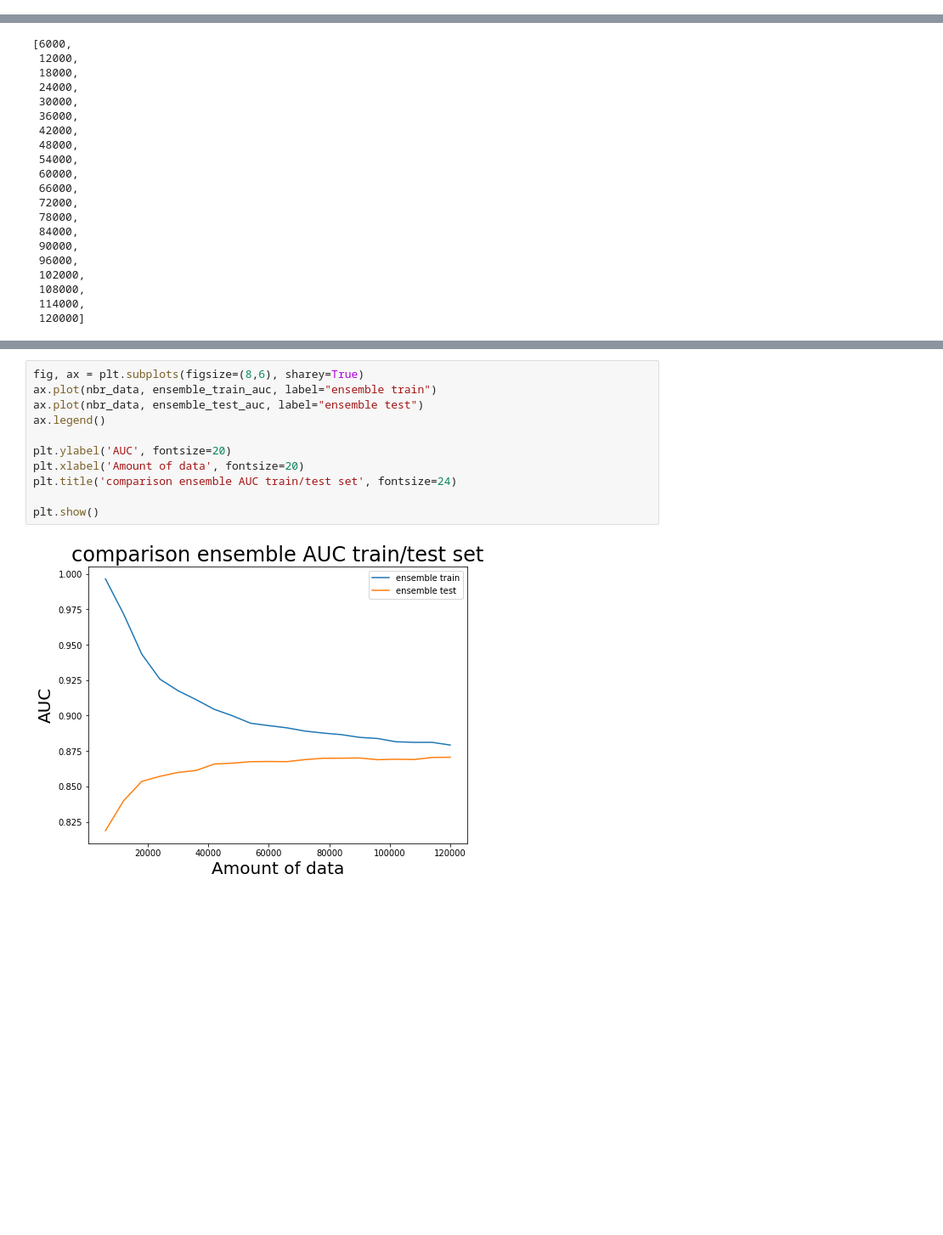
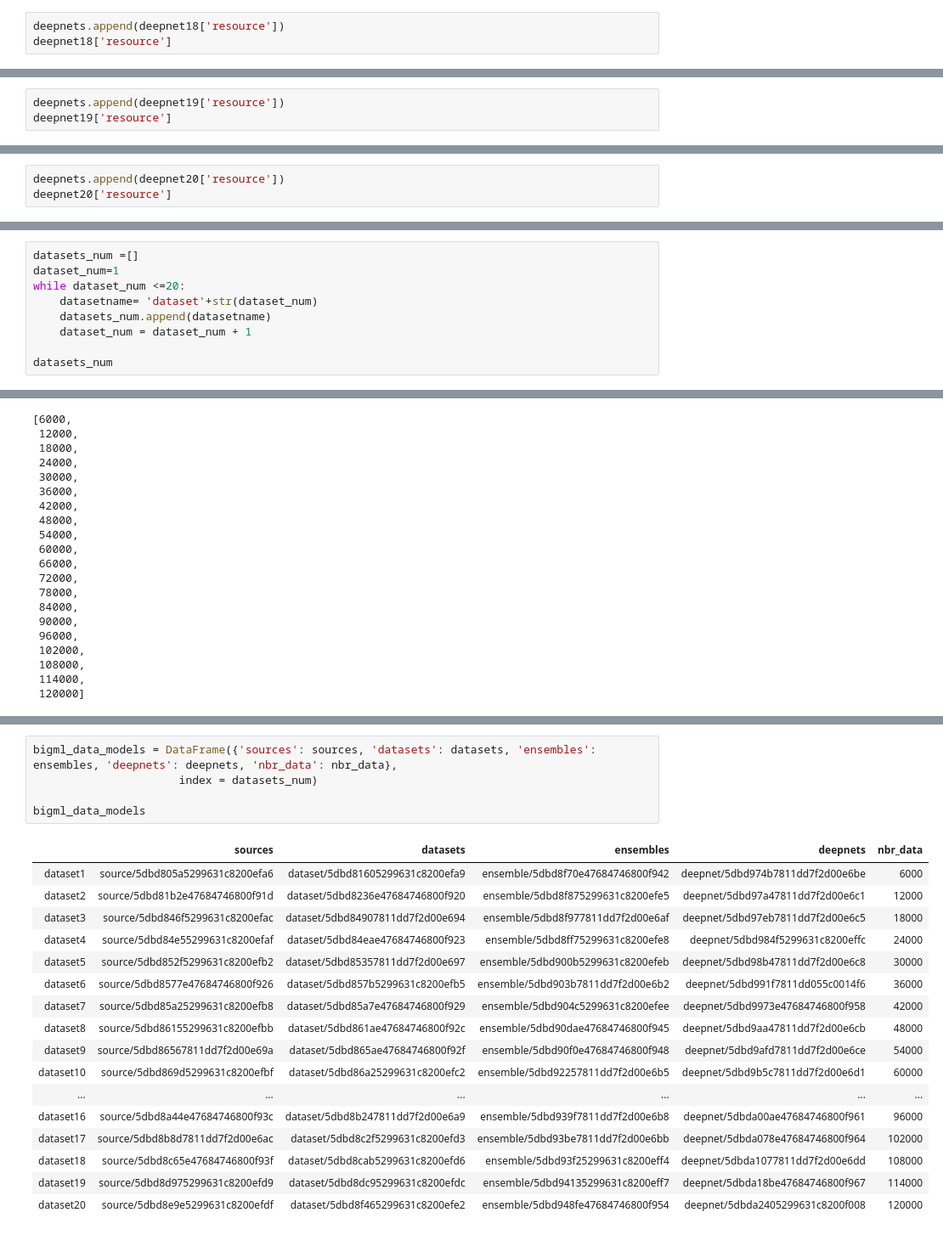
Before and after one commit to Simplon-IA-Bdx-1/give-me-some-credit-Malaika-p, a Jupyter notebook: ensemble_deepnet_comparison.ipynb, the cells around one changed output, grey strips where cells are left out. Shown: that part at 85% size. Cells and saved outputs as stored; diff of their text form; blank space fills up the shorter version.

Commit message:
separate model training, evaluation and visualization

```diff
--- a/ensemble_deepnet_comparison.ipynb
+++ b/ensemble_deepnet_comparison.ipynb
@@ -602,3 +1018,6 @@ deepnet18 = api.create_deepnet(dataset18)
 api.ok(deepnet18)
 # %% [output]
 True
+# %%
+deepnets.append(deepnet18['resource'])
+deepnet18['resource']
@@ -609,3 +1030,6 @@ deepnet19 = api.create_deepnet(dataset19)
 api.ok(deepnet19)
 # %% [output]
 True
+# %%
+deepnets.append(deepnet19['resource'])
+deepnet19['resource']
@@ -1485,0 +1045,3 @@ we create a empthy list bbr-data
+# %%
+deepnets.append(deepnet20['resource'])
+deepnet20['resource']
@@ -1485,0 +1054,9 @@ we create a empthy list bbr-data
+# %%
+datasets_num =[]
+dataset_num=1
+while dataset_num <=20:
+    datasetname= 'dataset'+str(dataset_num)
+    datasets_num.append(datasetname)
+    dataset_num = dataset_num + 1
+
+datasets_num
@@ -1575,13 +1115,23 @@ plt.show()
-# %%
-fig, ax = plt.subplots(figsize=(8,6), sharey=True)
-ax.plot(nbr_data, ensemble_train_auc, label="ensemble train")
-ax.plot(nbr_data, ensemble_test_auc, label="ensemble test")
-ax.legend()
-
-plt.ylabel('AUC', fontsize=20)
-plt.xlabel('Amount of data', fontsize=20)
-plt.title('comparison ensemble AUC train/test set', fontsize=24)
-
-plt.show()
-# %% [output]
-[figure, removed]
+# %%
+bigml_data_models = DataFrame({'sources': sources, 'datasets': datasets, 'ensembles': ensembles, 'deepnets': deepnets, 'nbr_data': nbr_data},
+                      index = datasets_num)
+
+bigml_data_models
+# %% [output]
+|  | sources | datasets | ensembles | deepnets | nbr_data |
+| dataset1 | source/5dbd805a5299631c8200efa6 | dataset/5dbd81605299631c8200efa9 | ensemble/5dbd8f70e47684746800f942 | deepnet/5dbd974b7811dd7f2d00e6be | 6000 |
+| dataset2 | source/5dbd81b2e47684746800f91d | dataset/5dbd8236e47684746800f920 | ensemble/5dbd8f875299631c8200efe5 | deepnet/5dbd97a47811dd7f2d00e6c1 | 12000 |
+| dataset3 | source/5dbd846f5299631c8200efac | dataset/5dbd84907811dd7f2d00e694 | ensemble/5dbd8f977811dd7f2d00e6af | deepnet/5dbd97eb7811dd7f2d00e6c5 | 18000 |
+| dataset4 | source/5dbd84e55299631c8200efaf | dataset/5dbd84eae47684746800f923 | ensemble/5dbd8ff75299631c8200efe8 | deepnet/5dbd984f5299631c8200effc | 24000 |
+| dataset5 | source/5dbd852f5299631c8200efb2 | dataset/5dbd85357811dd7f2d00e697 | ensemble/5dbd900b5299631c8200efeb | deepnet/5dbd98b47811dd7f2d00e6c8 | 30000 |
+| dataset6 | source/5dbd8577e47684746800f926 | dataset/5dbd857b5299631c8200efb5 | ensemble/5dbd903b7811dd7f2d00e6b2 | deepnet/5dbd991f7811dd055c0014f6 | 36000 |
+| dataset7 | source/5dbd85a25299631c8200efb8 | dataset/5dbd85a7e47684746800f929 | ensemble/5dbd904c5299631c8200efee | deepnet/5dbd9973e47684746800f958 | 42000 |
+| dataset8 | source/5dbd86155299631c8200efbb | dataset/5dbd861ae47684746800f92c | ensemble/5dbd90dae47684746800f945 | deepnet/5dbd9aa47811dd7f2d00e6cb | 48000 |
+| dataset9 | source/5dbd86567811dd7f2d00e69a | dataset/5dbd865ae47684746800f92f | ensemble/5dbd90f0e47684746800f948 | deepnet/5dbd9afd7811dd7f2d00e6ce | 54000 |
+| dataset10 | source/5dbd869d5299631c8200efbf | dataset/5dbd86a25299631c8200efc2 | ensemble/5dbd92257811dd7f2d00e6b5 | deepnet/5dbd9b5c7811dd7f2d00e6d1 | 60000 |
+| ... | ... | ... | ... | ... | ... |
+| dataset16 | source/5dbd8a44e47684746800f93c | dataset/5dbd8b247811dd7f2d00e6a9 | ensemble/5dbd939f7811dd7f2d00e6b8 | deepnet/5dbda00ae47684746800f961 | 96000 |
+| dataset17 | source/5dbd8b8d7811dd7f2d00e6ac | dataset/5dbd8c2f5299631c8200efd3 | ensemble/5dbd93be7811dd7f2d00e6bb | deepnet/5dbda078e47684746800f964 | 102000 |
+| dataset18 | source/5dbd8c65e47684746800f93f | dataset/5dbd8cab5299631c8200efd6 | ensemble/5dbd93f25299631c8200eff4 | deepnet/5dbda1077811dd7f2d00e6dd | 108000 |
+| dataset19 | source/5dbd8d975299631c8200efd9 | dataset/5dbd8dc95299631c8200efdc | ensemble/5dbd94135299631c8200eff7 | deepnet/5dbda18be47684746800f967 | 114000 |
+| dataset20 | source/5dbd8e9e5299631c8200efdf | dataset/5dbd8f465299631c8200efe2 | ensemble/5dbd948fe47684746800f954 | deepnet/5dbda2405299631c8200f008 | 120000 |
```
Also changed, not shown: parts of 361 cells of this notebook, 2 other files.
